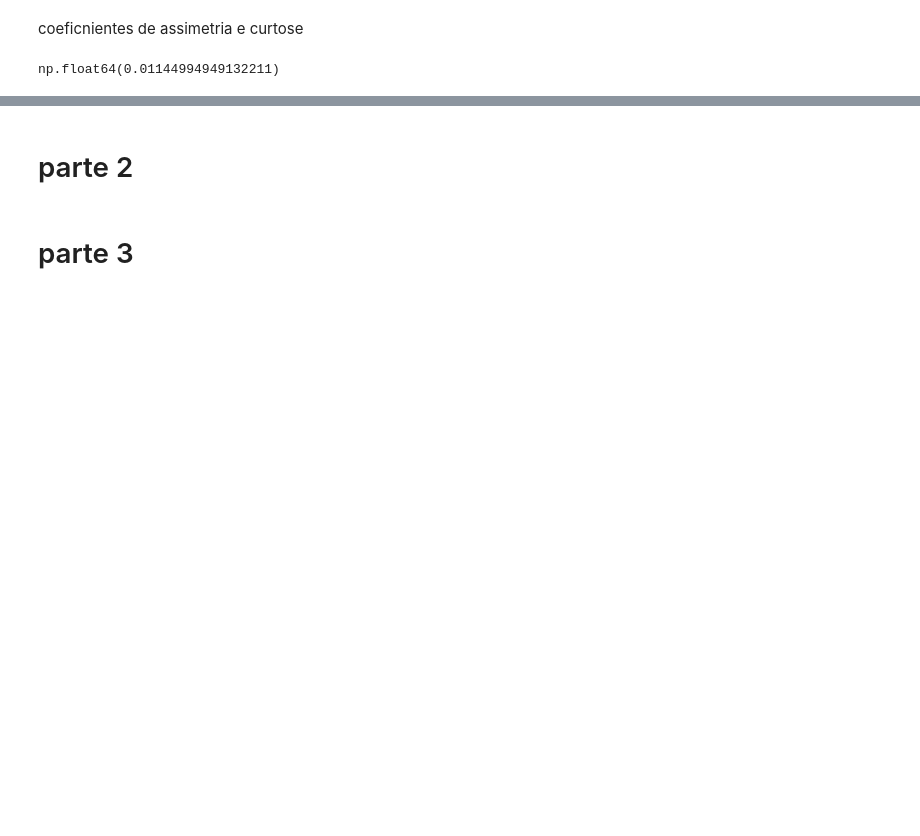
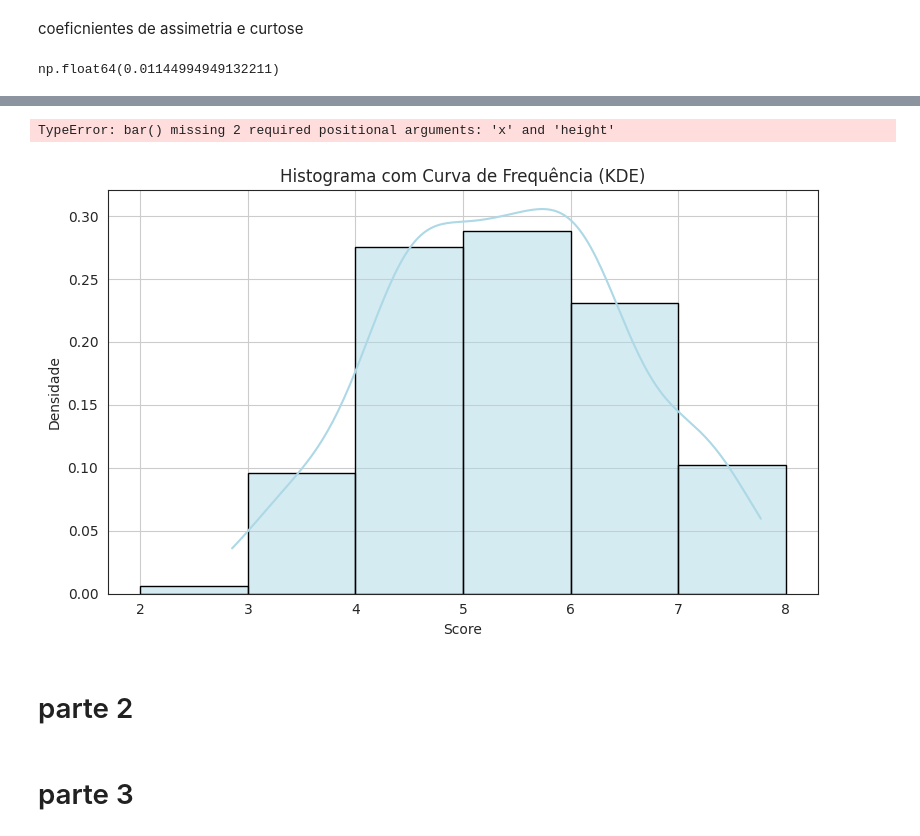
Before and after one commit to kevin-oliveira178/Felicidade_Mudial, a Jupyter notebook: Felicidade_mundial.ipynb, the cells around one changed output, grey strips where cells are left out. Drawn from its saved outputs; the diff is of its cells as text; code cells hidden in the pictures; blank space fills up the shorter version.

Commit message:
gráficos

```diff
--- a/Felicidade_mundial.ipynb
+++ b/Felicidade_mundial.ipynb
@@ -338,3 +319,40 @@ Número ideal de classes (bins): 7
+# %%
+labels = [str(interval) for interval in frq_tab_score.index]
+frequencias = frq_tab_score.values
+
+# Criar gráfico tipo histograma (manual)
+plt.bar(labels, frequencias, edgecolor='black')
+bars = plt.bar(
+    labels,
+    frequencias,
+    color='#1f77b4',
+    width=1.0,
+    edgecolor='black'
+    # Ajuste a largura aqui (padrão é 0.8)
+)
+plt.xlabel('Intervalos de Score')
+plt.ylabel('Frequência')
+plt.title('Histograma por Classes (Score)')
+plt.xticks(rotation=45)
+plt.tight_layout()
+plt.show()
+# %% [output]
+TypeError: bar() missing 2 required positional arguments: 'x' and 'height'
+# %%
+plt.figure(figsize=(8, 5))
+
+# Histograma com densidade
+sns.histplot(score, bins=bins, kde=True, stat="density", edgecolor="black", color="lightblue")
+
+# Personalização
+plt.title("Histograma com Curva de Frequência (KDE)")
+plt.xlabel("Score")
+plt.ylabel("Densidade")
+plt.grid(True)
+plt.tight_layout()
+plt.show()
+# %% [output]
+[figure, added]
 # %% [markdown]
 # parte 2
 # %% [markdown]
```
Also changed, not shown: parts of 1 cell of this notebook.
